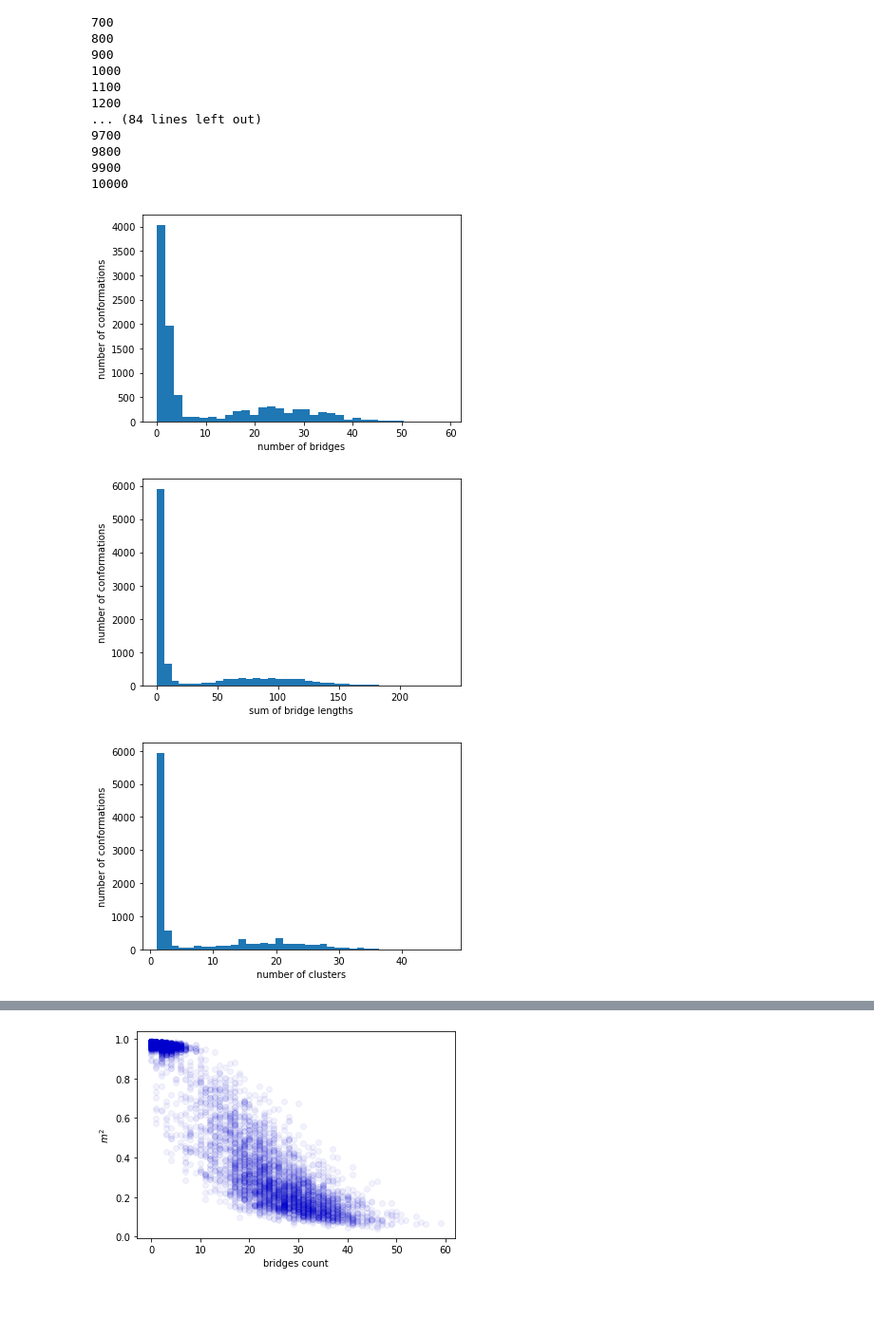
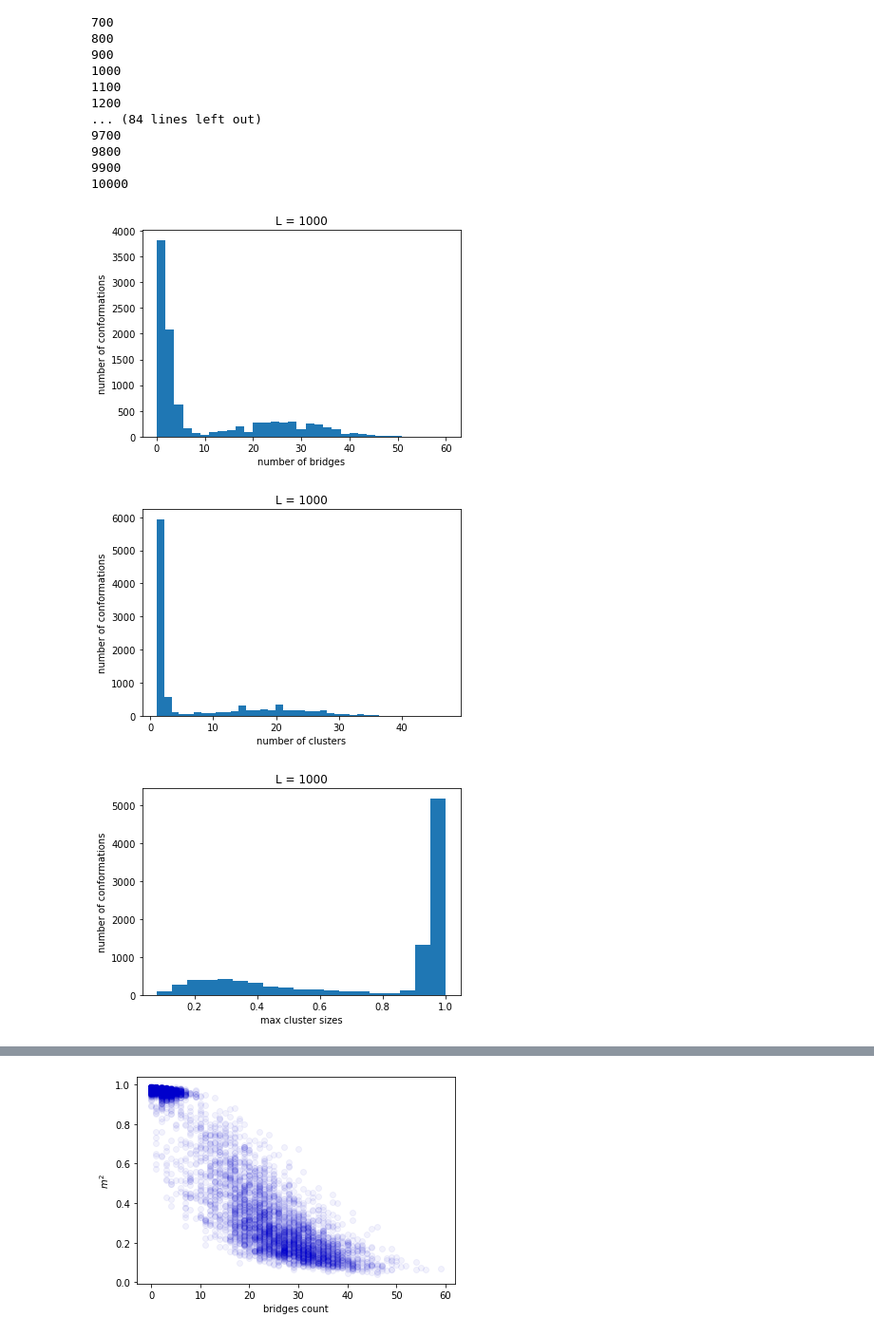
Before and after one commit to MoskalenkoRomanBorisovich/Ising-on-random-conformation, a Jupyter notebook: Conformation_structure_analisis.ipynb, the cells around one changed output, grey strips where cells are left out. Shown at 95% size. Cells and saved outputs as stored; diff of their text form; code cells hidden in the pictures; blank space fills up the shorter version.

```diff
--- a/Conformation_structure_analisis.ipynb
+++ b/Conformation_structure_analisis.ipynb
@@ -441,8 +441,8 @@ def dfs_size_clusters_2(v, neighbors, used, bridges_spins, cb_id, cluster):
 def clusters_and_bridges(neighbors):
     """
     Calculates number and size of clusters and bridges (1D sigments)
-    Bridge - set of connected spins such that if you remove one of them the graph will split into two
-    Cluster - set of conected spins that can be removed without splitting graph
+    Bridge - set of onnected spins with 2 or less neighbors
+    Cluster - set of connected spins that are not in bridges
 
     bridges must connect different clusters
 
@@ -504,6 +504,10 @@ def clusters_and_bridges(neighbors):
             last_c = cl_id[i]
             bridge_len = 0
 
+    if bridge_len > 0:
+        bridges[bridges_count] = bridge_len
+        bridges_count += 1
+
     clusters = clusters[:cluster_count]
     bridges = bridges[:bridges_count]
 
@@ -686,24 +701,27 @@ clusters, bridges = clusters_and_lines_from_list_2(conformations)
 # %%
 bridges_count = [b.shape[0] for b in bridges]
+plt.title(f'L = {L}')
 plt.xlabel('number of bridges')
 plt.ylabel('number of conformations')
 plt.hist(bridges_count, bins='auto')
 plt.show()
 # %% [output]
-[figure, old version]
+[figure, new version]
 # %%
-bridges_len = [b.sum() for b in bridges]
-plt.xlabel('sum of bridge lengths')
+clusters_count = [c.shape[0] for c in clusters]
+plt.title(f'L = {L}')
+plt.xlabel('number of clusters')
 plt.ylabel('number of conformations')
-plt.hist(bridges_len, bins='auto')
+plt.hist(clusters_count, bins='auto')
 plt.show()
 # %% [output]
-[figure, old version]
+[figure, new version]
 # %%
-clusters_count = [c.shape[0] for c in clusters]
-plt.xlabel('number of clusters')
+max_cluster = [c.max() / L for c in clusters]
+plt.title(f'L = {L}')
+plt.xlabel('max cluster sizes')
 plt.ylabel('number of conformations')
-plt.hist(clusters_count, bins='auto')
+plt.hist(max_cluster, bins='auto')
 plt.show()
 # %% [output]
-[figure, old version]
+[figure, new version]
```
Also changed, not shown: parts of 49 cells of this notebook.
